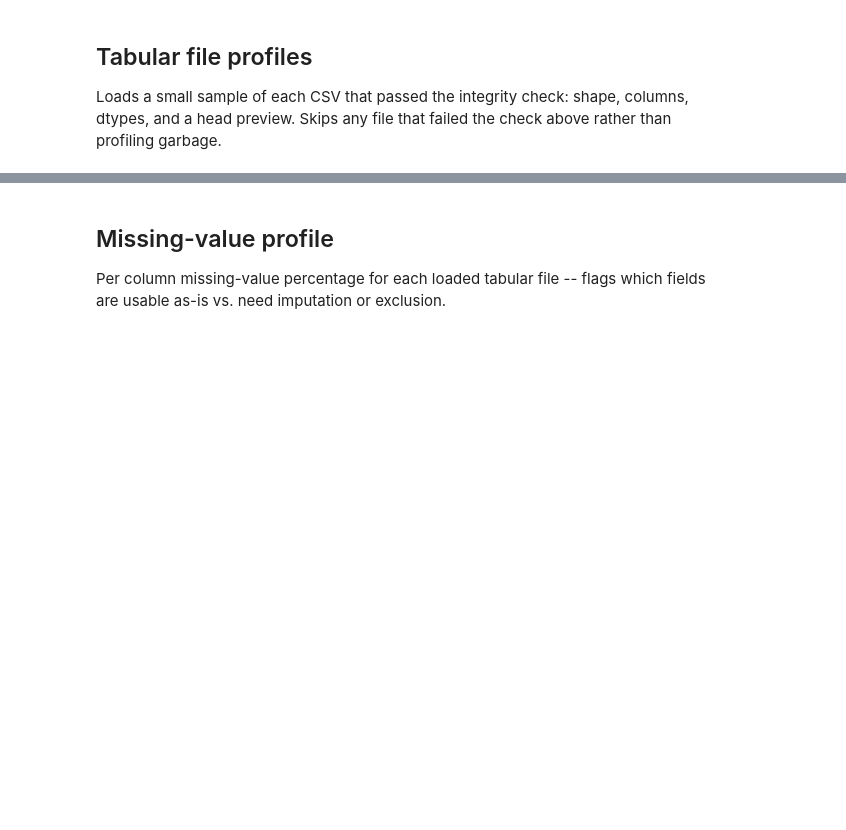
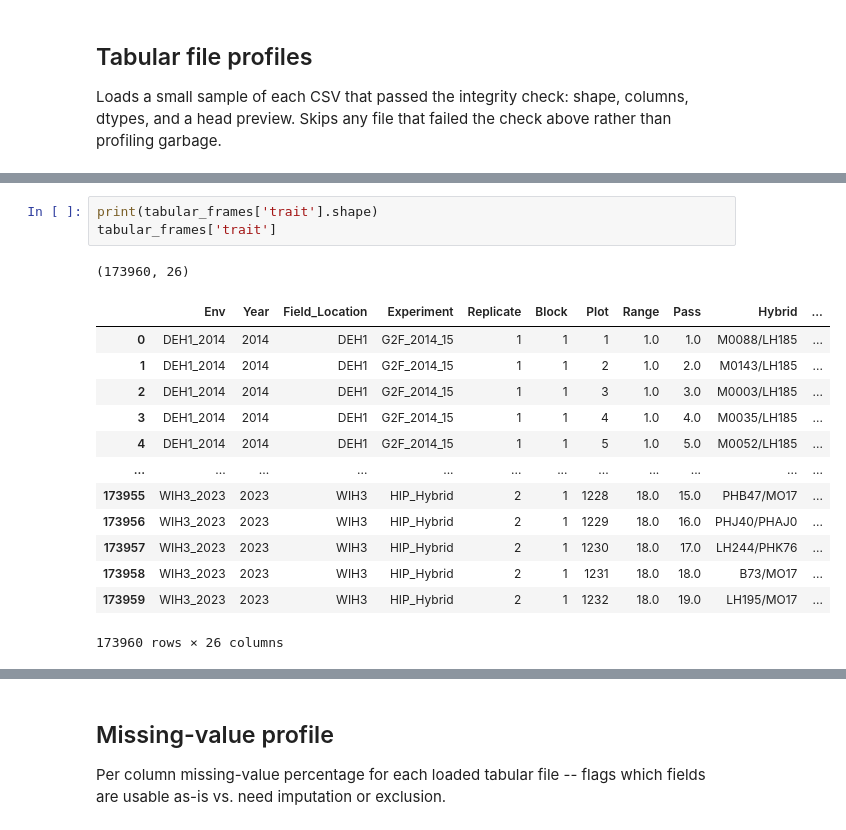
Before and after one commit to fshokor/g2f, a Jupyter notebook: notebooks/00_data_setup_and_exploration.ipynb, the cells around one changed output, grey strips where cells are left out. Saved outputs shown, nothing was run; the diff lists cells and outputs as text; blank space fills up the shorter version.

```diff
--- a/notebooks/00_data_setup_and_exploration.ipynb
+++ b/notebooks/00_data_setup_and_exploration.ipynb
@@ -136,0 +155,18 @@ for key in TABULAR_KEYS:
+# %%
+print(tabular_frames['trait'].shape)
+tabular_frames['trait']
+# %% [output]
+(173960, 26)
+|  | Env | Year | Field_Location | Experiment | Replicate | Block | Plot | Range | Pass | Hybrid | ... |
+| 0 | DEH1_2014 | 2014 | DEH1 | G2F_2014_15 | 1 | 1 | 1 | 1.0 | 1.0 | M0088/LH185 | ... |
+| 1 | DEH1_2014 | 2014 | DEH1 | G2F_2014_15 | 1 | 1 | 2 | 1.0 | 2.0 | M0143/LH185 | ... |
+| 2 | DEH1_2014 | 2014 | DEH1 | G2F_2014_15 | 1 | 1 | 3 | 1.0 | 3.0 | M0003/LH185 | ... |
+| 3 | DEH1_2014 | 2014 | DEH1 | G2F_2014_15 | 1 | 1 | 4 | 1.0 | 4.0 | M0035/LH185 | ... |
+| 4 | DEH1_2014 | 2014 | DEH1 | G2F_2014_15 | 1 | 1 | 5 | 1.0 | 5.0 | M0052/LH185 | ... |
+| ... | ... | ... | ... | ... | ... | ... | ... | ... | ... | ... | ... |
+| 173955 | WIH3_2023 | 2023 | WIH3 | HIP_Hybrid | 2 | 1 | 1228 | 18.0 | 15.0 | PHB47/MO17 | ... |
+| 173956 | WIH3_2023 | 2023 | WIH3 | HIP_Hybrid | 2 | 1 | 1229 | 18.0 | 16.0 | PHJ40/PHAJ0 | ... |
+| 173957 | WIH3_2023 | 2023 | WIH3 | HIP_Hybrid | 2 | 1 | 1230 | 18.0 | 17.0 | LH244/PHK76 | ... |
+| 173958 | WIH3_2023 | 2023 | WIH3 | HIP_Hybrid | 2 | 1 | 1231 | 18.0 | 18.0 | B73/MO17 | ... |
+| 173959 | WIH3_2023 | 2023 | WIH3 | HIP_Hybrid | 2 | 1 | 1232 | 18.0 | 19.0 | LH195/MO17 | ... |
+173960 rows × 26 columns
```
Also changed, not shown: parts of 17 cells of this notebook, 1 other file.
